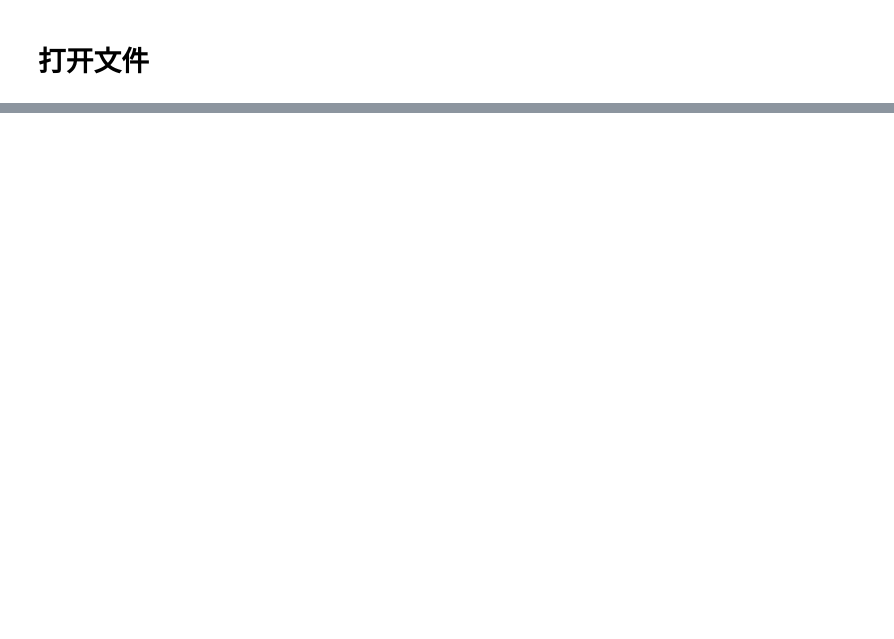
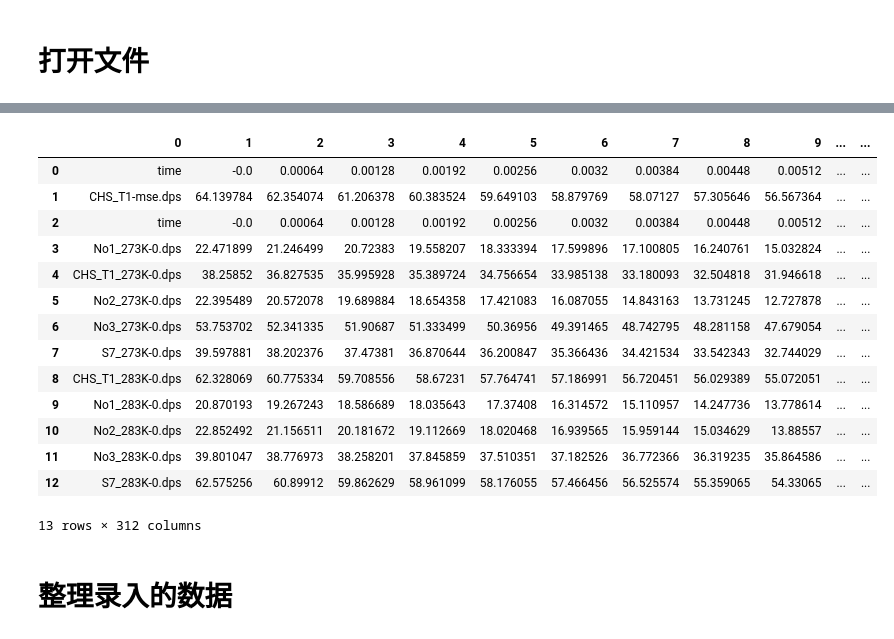
Before and after one commit to wingray/VsCworks, a Jupyter notebook: MySourceCode/nmr_fileReader.ipynb, the cells around one changed output, grey strips where cells are left out. Drawn from its saved outputs; the diff is of its cells as text; code cells hidden in the pictures; blank space fills up the shorter version.

```diff
--- a/MySourceCode/nmr_fileReader.ipynb
+++ b/MySourceCode/nmr_fileReader.ipynb
@@ -39,0 +226,7 @@ goto C:\Users\ikeno\Desktop\Pojects\DataProcessing_test
+# %%
+workPath=input('work path')
+df_work_data = openFile_data(workPath)
+df_work_sample = openFile_sample(workPath)
+print(df_work_data)
+print()
+print(df_work_sample)
@@ -40 +254,4 @@ goto C:\Users\ikeno\Desktop\Pojects\DataProcessing_test
+# %%
+df_raw=df_work_data
+df_sample=df_work_sample
 # %%
@@ -63,0 +331,9 @@ now inC:\Users\ikeno\Desktop\Pojects\DataProcessing_test
+# %%
+
+print('Read ' + filePath)
+
+df_1 = pd.read_csv(filePath,sep="\t",header=None)
+df_0 = pd.DataFrame(['0','time',fileName]).T
+df_1 = pd.concat([df_0,df_1],axis=0,join='outer').iloc[:,1:]
+df_1 = df_1.reset_index(drop=True)
+df_1
@@ -63,0 +378,3 @@ now inC:\Users\ikeno\Desktop\Pojects\DataProcessing_test
+# %%
+df_1=df_1.T
+print(df_1)
@@ -63,0 +399,32 @@ now inC:\Users\ikeno\Desktop\Pojects\DataProcessing_test
+# %%
+
+if df_raw.shape == (0, 0):
+    df_raw = df_1
+elif checkFile(fileName,list(df_raw.iloc[:,0])) == 0:
+    df_2=pd.DataFrame(df_1.copy().loc[2]).T
+    df_raw_tp = df_raw.reset_index(drop= True)
+    df_raw_tp=df_raw_tp
+    df_raw_tp=pd.concat([df_raw_tp,df_2],axis=0,join='outer',ignore_index=True)
+else :
+    print('Data exist')
+df_raw=df_raw_tp
+df_raw
+# %% [output]
+|  | 0 | 1 | 2 | 3 | 4 | 5 | 6 | 7 | 8 | 9 | ... | ... |
+| 0 | time | -0.0 | 0.00064 | 0.00128 | 0.00192 | 0.00256 | 0.0032 | 0.00384 | 0.00448 | 0.00512 | ... | ... |
+| 1 | CHS_T1-mse.dps | 64.139784 | 62.354074 | 61.206378 | 60.383524 | 59.649103 | 58.879769 | 58.07127 | 57.305646 | 56.567364 | ... | ... |
+| 2 | time | -0.0 | 0.00064 | 0.00128 | 0.00192 | 0.00256 | 0.0032 | 0.00384 | 0.00448 | 0.00512 | ... | ... |
+| 3 | No1_273K-0.dps | 22.471899 | 21.246499 | 20.72383 | 19.558207 | 18.333394 | 17.599896 | 17.100805 | 16.240761 | 15.032824 | ... | ... |
+| 4 | CHS_T1_273K-0.dps | 38.25852 | 36.827535 | 35.995928 | 35.389724 | 34.756654 | 33.985138 | 33.180093 | 32.504818 | 31.946618 | ... | ... |
+| 5 | No2_273K-0.dps | 22.395489 | 20.572078 | 19.689884 | 18.654358 | 17.421083 | 16.087055 | 14.843163 | 13.731245 | 12.727878 | ... | ... |
+| 6 | No3_273K-0.dps | 53.753702 | 52.341335 | 51.90687 | 51.333499 | 50.36956 | 49.391465 | 48.742795 | 48.281158 | 47.679054 | ... | ... |
+| 7 | S7_273K-0.dps | 39.597881 | 38.202376 | 37.47381 | 36.870644 | 36.200847 | 35.366436 | 34.421534 | 33.542343 | 32.744029 | ... | ... |
+| 8 | CHS_T1_283K-0.dps | 62.328069 | 60.775334 | 59.708556 | 58.67231 | 57.764741 | 57.186991 | 56.720451 | 56.029389 | 55.072051 | ... | ... |
+| 9 | No1_283K-0.dps | 20.870193 | 19.267243 | 18.586689 | 18.035643 | 17.37408 | 16.314572 | 15.110957 | 14.247736 | 13.778614 | ... | ... |
+| 10 | No2_283K-0.dps | 22.852492 | 21.156511 | 20.181672 | 19.112669 | 18.020468 | 16.939565 | 15.959144 | 15.034629 | 13.88557 | ... | ... |
+| 11 | No3_283K-0.dps | 39.801047 | 38.776973 | 38.258201 | 37.845859 | 37.510351 | 37.182526 | 36.772366 | 36.319235 | 35.864586 | ... | ... |
+| 12 | S7_283K-0.dps | 62.575256 | 60.89912 | 59.862629 | 58.961099 | 58.176055 | 57.466456 | 56.525574 | 55.359065 | 54.33065 | ... | ... |
+13 rows × 312 columns
+# %% [markdown]
+整理录入的数据
+======
```
Also changed, not shown: parts of 31 cells of this notebook, 1 other file.
